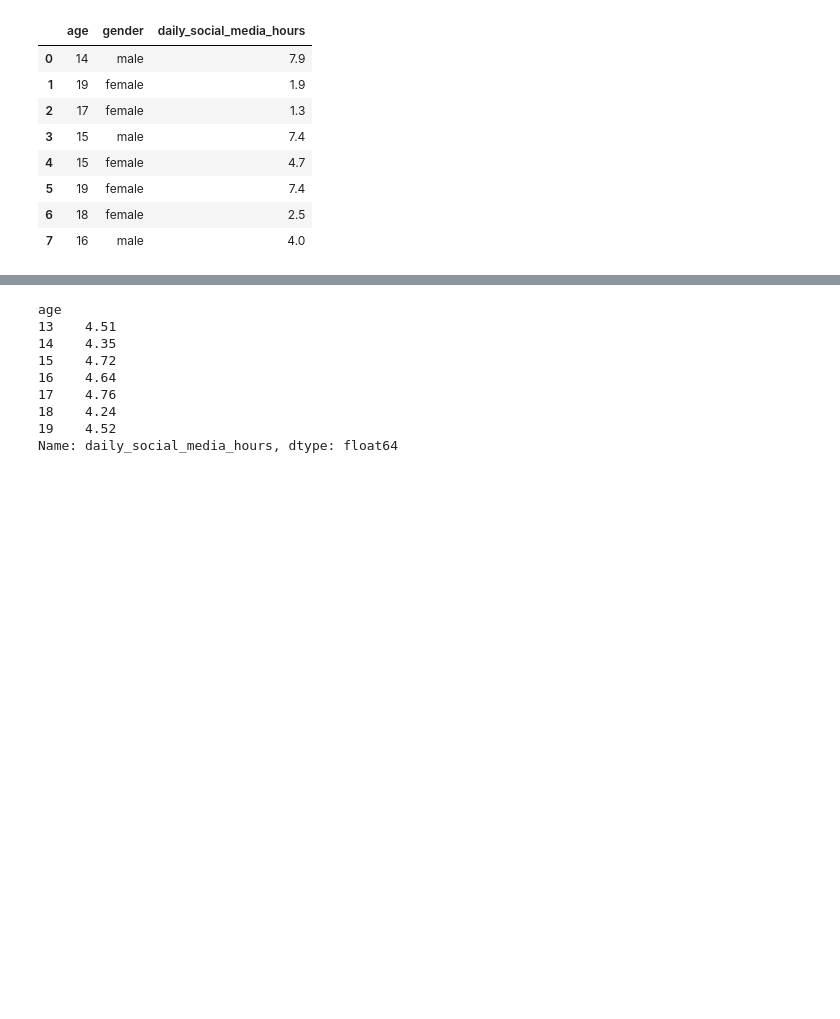
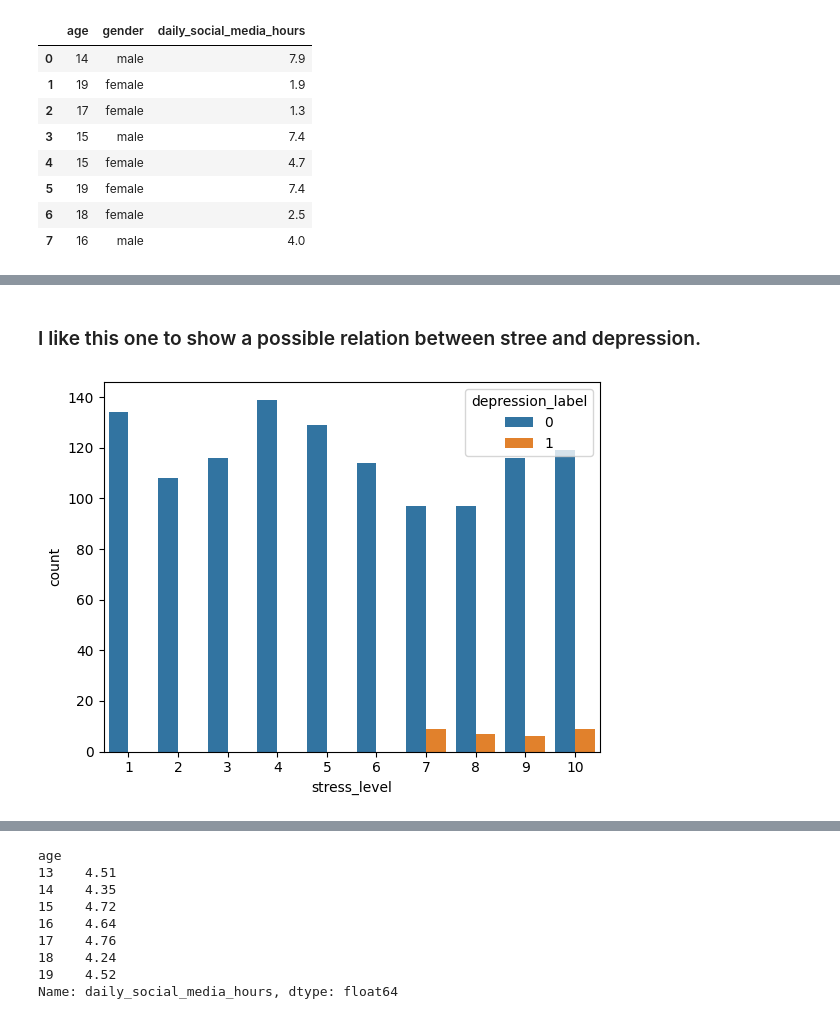
Before and after one commit to mwrobbins56/Student_MentalHealth, a Jupyter notebook: Notebook/student_burnout_trial.ipynb, the cells around one changed output, grey strips where cells are left out. Drawn from its saved outputs; the diff is of its cells as text; code cells hidden in the pictures; blank space fills up the shorter version.

```diff
--- a/Notebook/student_burnout_trial.ipynb
+++ b/Notebook/student_burnout_trial.ipynb
@@ -470,0 +363,7 @@ sns.boxplot(x=teen_df['age'])
+# %% [markdown]
+### I like this one to show a possible relation between stree and depression.
+# %%
+sns.countplot(x='stress_level', hue='depression_label', data=teen_df)
+plt.show()
+# %% [output]
+[figure, added]
```
Also changed, not shown: parts of 102 cells of this notebook, 4 other files.
